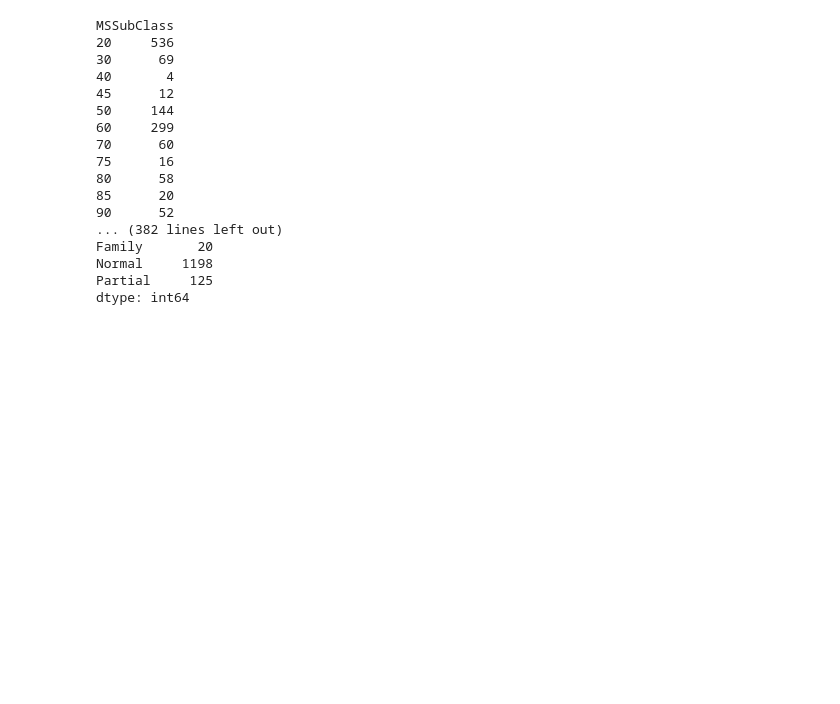
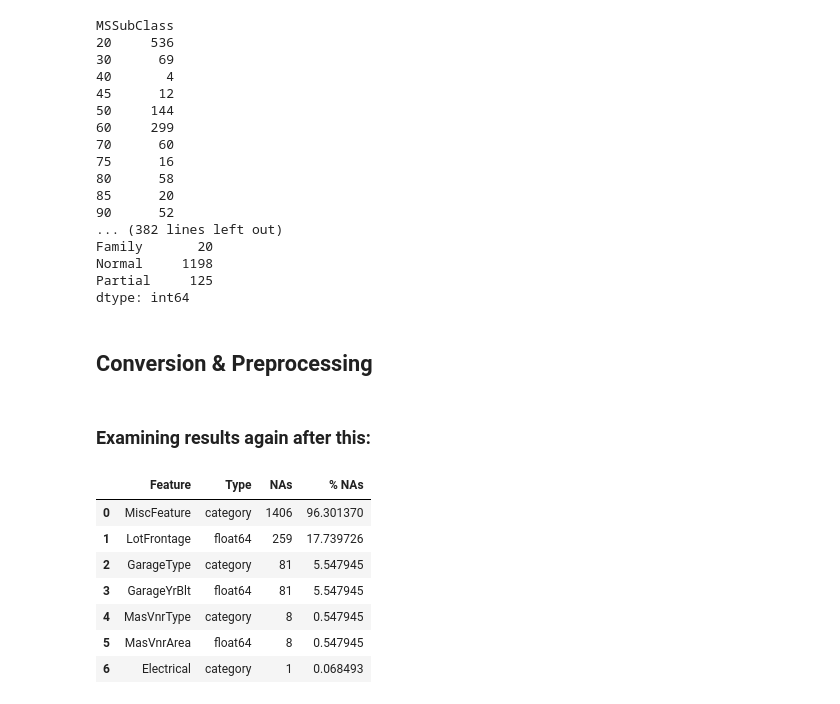
Before and after one commit to Hodapp87/kaggle-house-prices, a Jupyter notebook: Scratch for House Prices competition on Kaggle.ipynb, the cells around one changed output. Saved outputs shown, nothing was run; the diff lists cells and outputs as text; code cells hidden in the pictures; blank space fills up the shorter version.

Commit message:
Progress of interpreting/imputing missing values

```diff
--- a/Scratch for House Prices competition on Kaggle.ipynb
+++ b/Scratch for House Prices competition on Kaggle.ipynb
@@ -69,15 +70,18 @@ train_raw.head(10)
 10 rows × 81 columns
 # %%
 # See which columns contain nulls:
-null_count = train_raw.isnull().sum()
-data = []
-for idx,count in null_count[null_count > 0].iteritems():
-    percent_null = 100.0 * count / train_raw.shape[0]
-    data.append((idx, train_raw[idx].dtype, count, percent_null))
-pandas.DataFrame.\
-    from_records(data, columns=("Feature", "Type", "NAs", "% NAs")).\
-    sort_values(by="NAs", ascending=False).\
-    reset_index(drop=True)
+def summarize_nulls(df):
+    null_count = df.isnull().sum()
+    data = []
+    for idx,count in null_count[null_count > 0].iteritems():
+        percent_null = 100.0 * count / df.shape[0]
+        data.append((idx, train_raw[idx].dtype, count, percent_null))
+    d = pandas.DataFrame.\
+        from_records(data, columns=("Feature", "Type", "NAs", "% NAs")).\
+        sort_values(by="NAs", ascending=False).\
+        reset_index(drop=True)
+    return(d)
+display(summarize_nulls(train_raw))
 # %% [output]
 |  | Feature | Type | NAs | % NAs |
 | 0 | PoolQC | category | 1453 | 99.520548 |
@@ -227,3 +245,5 @@ lr = sklearn.linear_model.LogisticRegression()
 rfe = sklearn.feature_selection.RFE(lr)
 # Requires above cell in order to work (needs to handle categorical vars):
 #rfe = rfe.fit(train_raw.iloc[:,:-1], train_raw.iloc[:,-1])
+# %% [markdown]
+## Conversion & Preprocessing
@@ -229,0 +311,13 @@ rfe = sklearn.feature_selection.RFE(lr)
+# %% [markdown]
+### Examining results again after this:
+# %%
+display(summarize_nulls(train))
+# %% [output]
+|  | Feature | Type | NAs | % NAs |
+| 0 | MiscFeature | category | 1406 | 96.301370 |
+| 1 | LotFrontage | float64 | 259 | 17.739726 |
+| 2 | GarageType | category | 81 | 5.547945 |
+| 3 | GarageYrBlt | float64 | 81 | 5.547945 |
+| 4 | MasVnrType | category | 8 | 0.547945 |
+| 5 | MasVnrArea | float64 | 8 | 0.547945 |
+| 6 | Electrical | category | 1 | 0.068493 |
```
Also changed, not shown: parts of 10 cells of this notebook.
